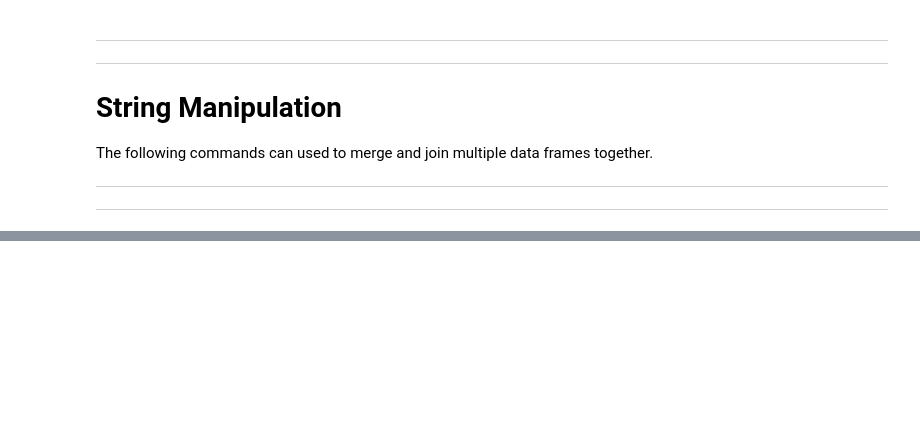
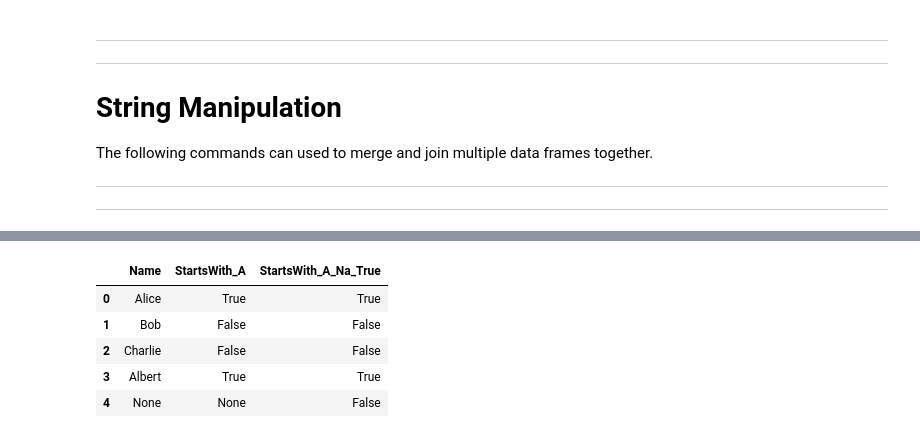
Before and after one commit to VincentG03/Data-Science-Syntax, a Jupyter notebook: pandas.ipynb, the cells around one changed output, grey strips where cells are left out. Cells and saved outputs as stored; diff of their text form; code cells hidden in the pictures; blank space fills up the shorter version.

```diff
--- a/pandas.ipynb
+++ b/pandas.ipynb
@@ -1559,0 +1716,20 @@ The following commands can used to merge and join multiple data frames together.
+# %%
+# Create a DataFrame
+df1 = pd.DataFrame({
+    'Name': ['Alice', 'Bob', 'Charlie', 'Albert', None]
+})
+
+# Check if each name starts with 'A'
+df1['StartsWith_A'] = df1['Name'].str.startswith('A')
+
+# Check if each name starts with 'A' and handle NaN as "False"
+df1['StartsWith_A_Na_True'] = df1['Name'].str.startswith('A', na=False)
+
+df1
+# %% [output]
+|  | Name | StartsWith_A | StartsWith_A_Na_True |
+| 0 | Alice | True | True |
+| 1 | Bob | False | False |
+| 2 | Charlie | False | False |
+| 3 | Albert | True | True |
+| 4 | None | None | False |
```
Also changed, not shown: parts of 25 cells of this notebook.
